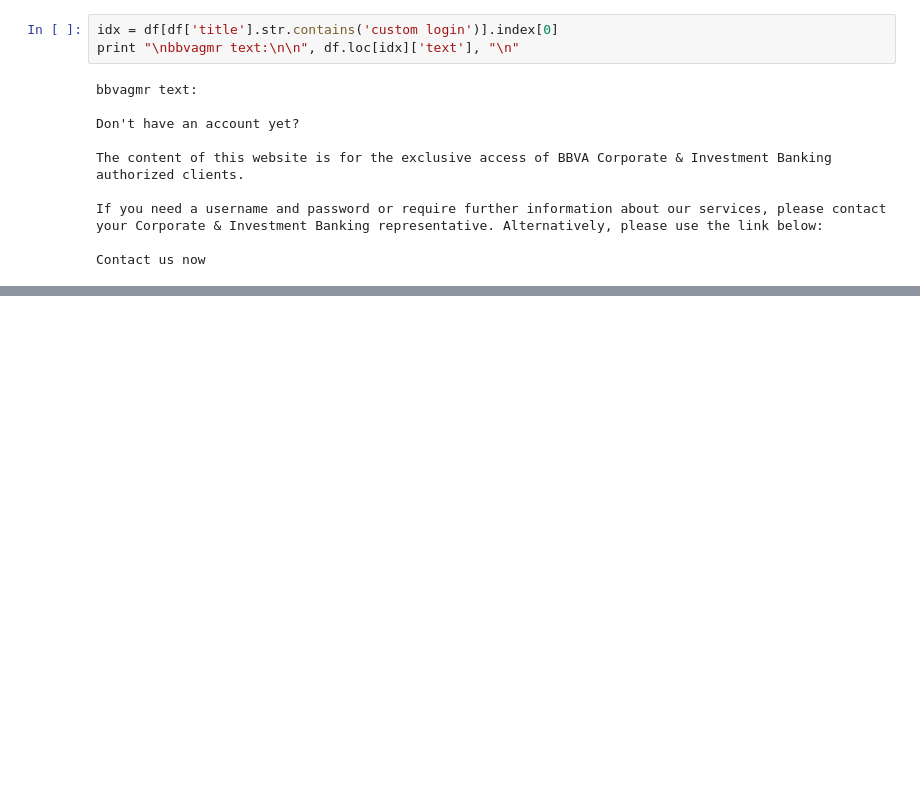
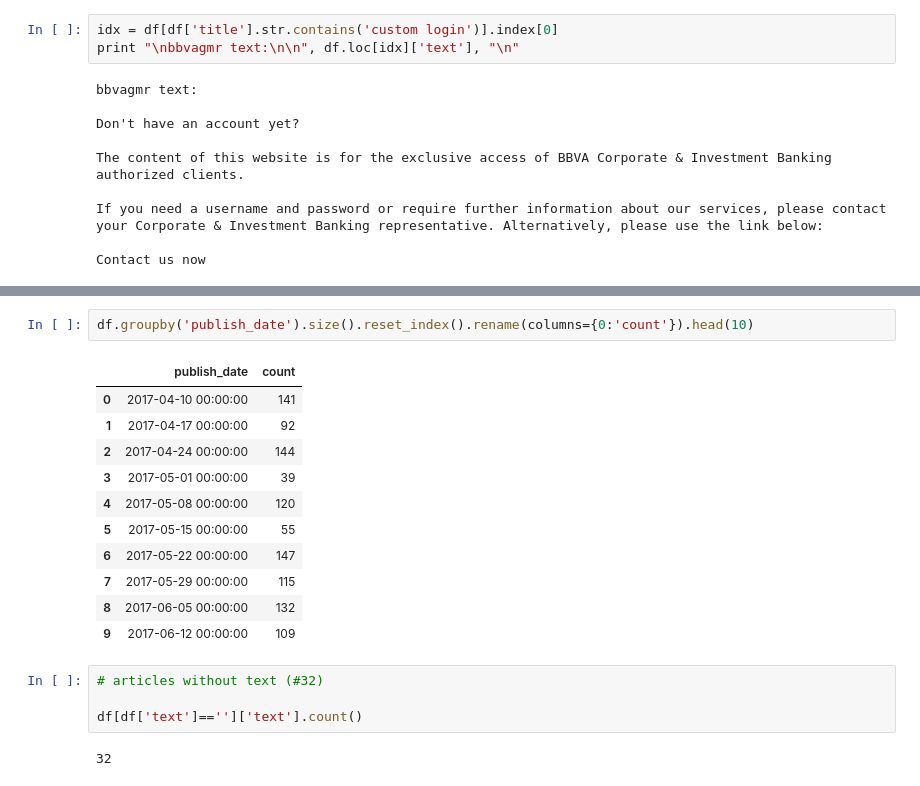
Before and after one commit to adriamoya/bcpnews, a Jupyter notebook: newspaper_scraper/01_Analysis_datasets.ipynb, the cells around one changed output, grey strips where cells are left out. Saved outputs shown, nothing was run; the diff lists cells and outputs as text; blank space fills up the shorter version.

```diff
--- a/newspaper_scraper/01_Analysis_email_articles.ipynb
+++ b/newspaper_scraper/01_Analysis_datasets.ipynb
@@ -246,0 +269,20 @@ df_dups
+# %%
+df.groupby('publish_date').size().reset_index().rename(columns={0:'count'}).head(10)
+# %% [output]
+|  | publish_date | count |
+| 0 | 2017-04-10 00:00:00 | 141 |
+| 1 | 2017-04-17 00:00:00 | 92 |
+| 2 | 2017-04-24 00:00:00 | 144 |
+| 3 | 2017-05-01 00:00:00 | 39 |
+| 4 | 2017-05-08 00:00:00 | 120 |
+| 5 | 2017-05-15 00:00:00 | 55 |
+| 6 | 2017-05-22 00:00:00 | 147 |
+| 7 | 2017-05-29 00:00:00 | 115 |
+| 8 | 2017-06-05 00:00:00 | 132 |
+| 9 | 2017-06-12 00:00:00 | 109 |
+# %%
+# articles without text (#32)
+
+df[df['text']=='']['text'].count()
+# %% [output]
+32
```
Also changed, not shown: parts of 38 cells of this notebook, 5 other files.
